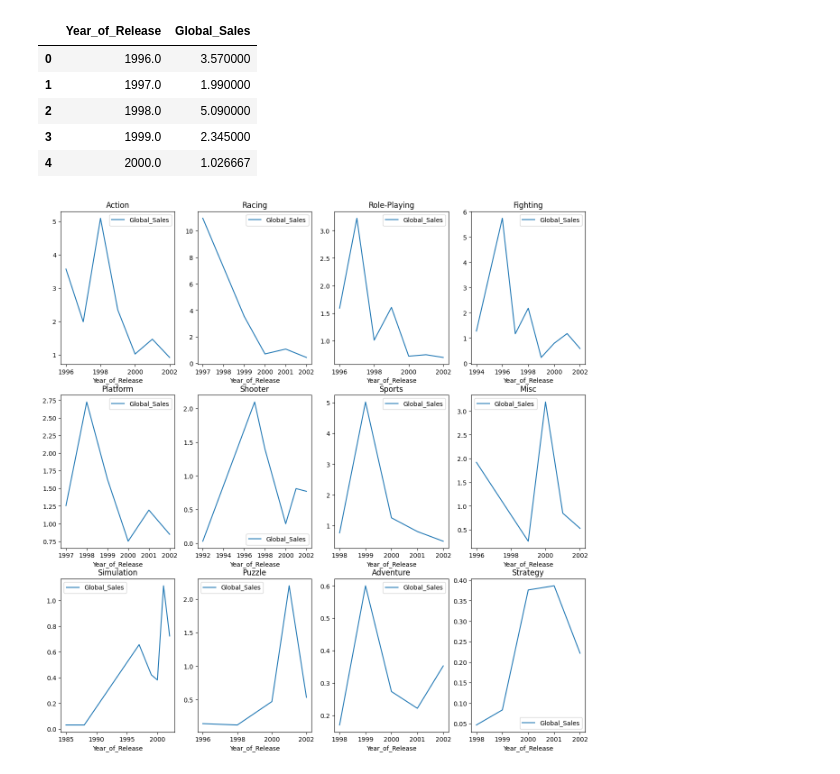
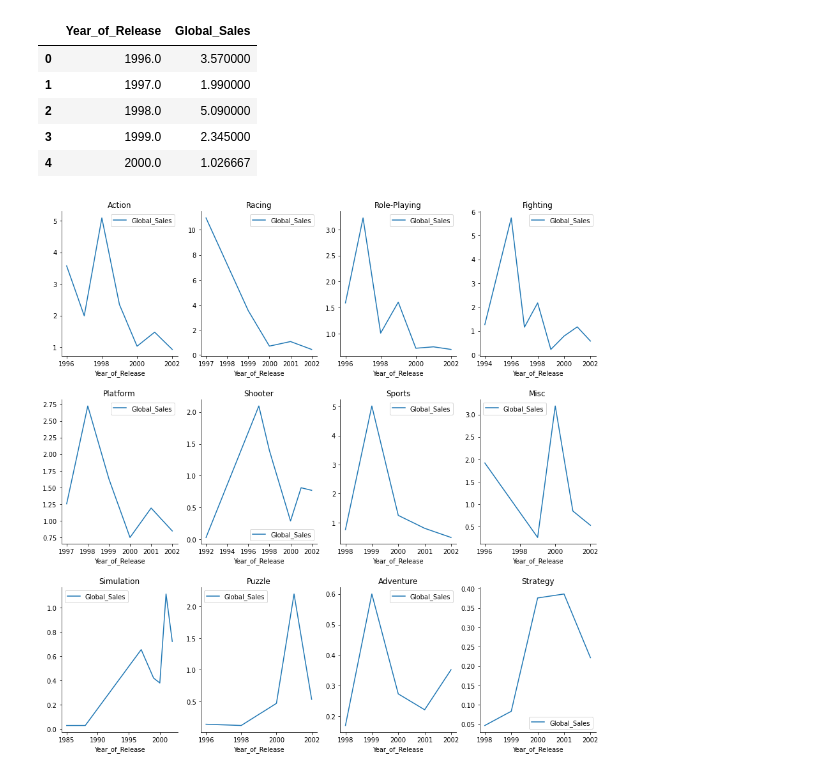
Before and after one commit to GhiathAjam/Analysis-of-Video-Games-Sales, a Jupyter notebook: Analysis/PredictiveQuestions/Q2.ipynb, the cells around one changed output. Saved outputs shown, nothing was run; the diff lists cells and outputs as text; code cells hidden in the pictures.

```diff
--- a/Analysis/PredictiveQuestions/Q2.ipynb
+++ b/Analysis/PredictiveQuestions/Q2.ipynb
@@ -100,10 +100,12 @@ df_all_genre[0].head()
 # %%
 # for all genres, plot global sales vs year in different subplots in one figure
 fig, axes = plt.subplots(3,4, figsize=(15, 15))
+fig.subplots_adjust(hspace=0.3)
+sns.despine(left=False, bottom=False)
 for i in  range(len(df_all_genre)):
     df_all_genre[i].plot(x='Year_of_Release', y='Global_Sales', ax=axes[i//4, i%4], title=genres[i])
 plt.show()
 # %% [output]
-[figure, old version]
+[figure, new version]
 # %%
 steps_to_predict = 5
```
Also changed, not shown: parts of 1 cell of this notebook.
